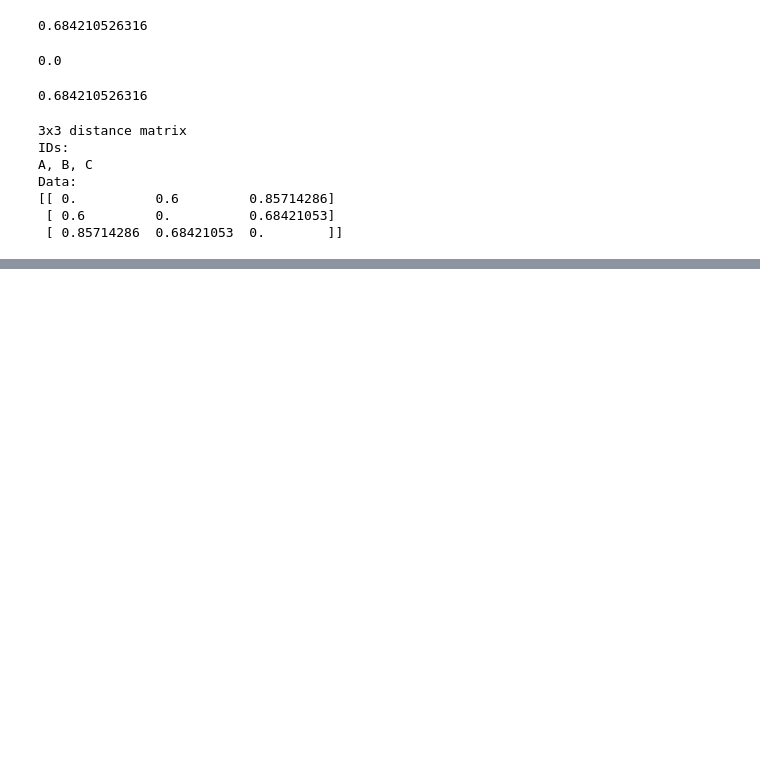
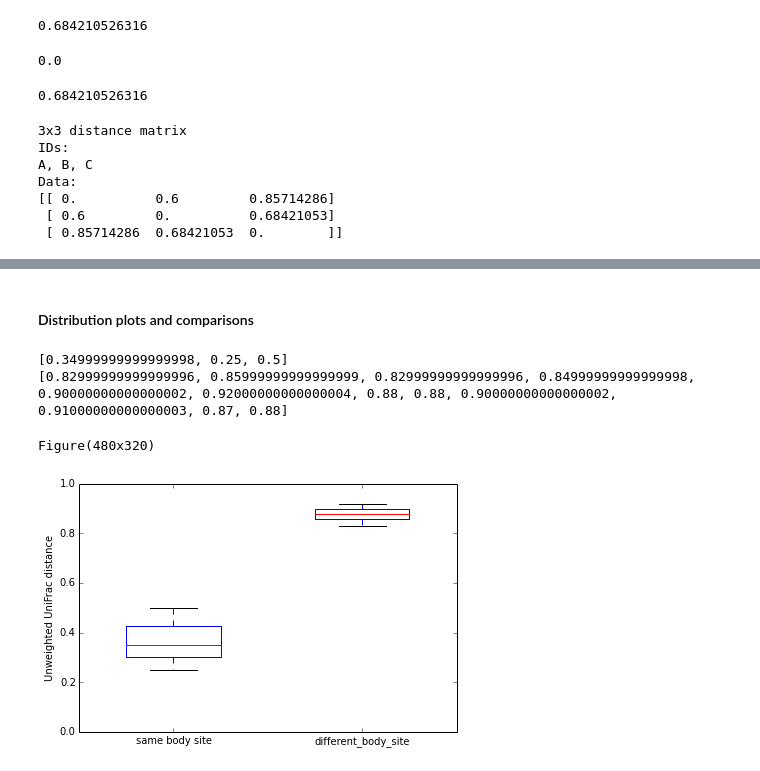
Before and after one commit to applied-bioinformatics/An-Introduction-To-Applied-Bioinformatics, a Jupyter notebook: applications/1-biological-diversity.ipynb, the cells around one changed output, grey strips where cells are left out. Saved outputs shown, nothing was run; the diff lists cells and outputs as text; code cells hidden in the pictures; blank space fills up the shorter version.

```diff
--- a/applications/1-biological-diversity.ipynb
+++ b/applications/1-biological-diversity.ipynb
@@ -118,0 +159,33 @@ Data:
+# %% [markdown]
+#### Distribution plots and comparisons
+# %%
+def within_between_category_distributions(dm, md, md_category):
+    within_category_distances = []
+    between_category_distances = []
+    for i, sample_id1 in enumerate(dm.ids):
+        sample_md1 = md[sample_id1][md_category]
+        for sample_id2 in dm.ids[:i]:
+            sample_md2 = md[sample_id2][md_category]
+            if sample_md1 == sample_md2:
+                within_category_distances.append(dm[sample_id1, sample_id2])
+            else:
+                between_category_distances.append(dm[sample_id1, sample_id2])
+    return within_category_distances, between_category_distances
+# %%
+within_category_distances, between_category_distances = within_between_category_distributions(ex_dm, sample_metadata, "sample_type")
+print within_category_distances
+print between_category_distances
+# %% [output]
+[0.34999999999999998, 0.25, 0.5]
+[0.82999999999999996, 0.85999999999999999, 0.82999999999999996, 0.84999999999999998, 0.90000000000000002, 0.92000000000000004, 0.88, 0.88, 0.90000000000000002, 0.91000000000000003, 0.87, 0.88]
+# %%
+from skbio.draw.distributions import boxplots
+
+print(boxplots([within_category_distances, between_category_distances],
+               x_tick_labels=['same body site', 'different_body_site'],
+               x_tick_labels_orientation='horizontal',
+               y_label="Unweighted UniFrac distance",
+               y_min=0.0, y_max=1.0))
+# %% [output]
+Figure(480x320)
+[figure, added]
```
Also changed, not shown: parts of 14 cells of this notebook.
